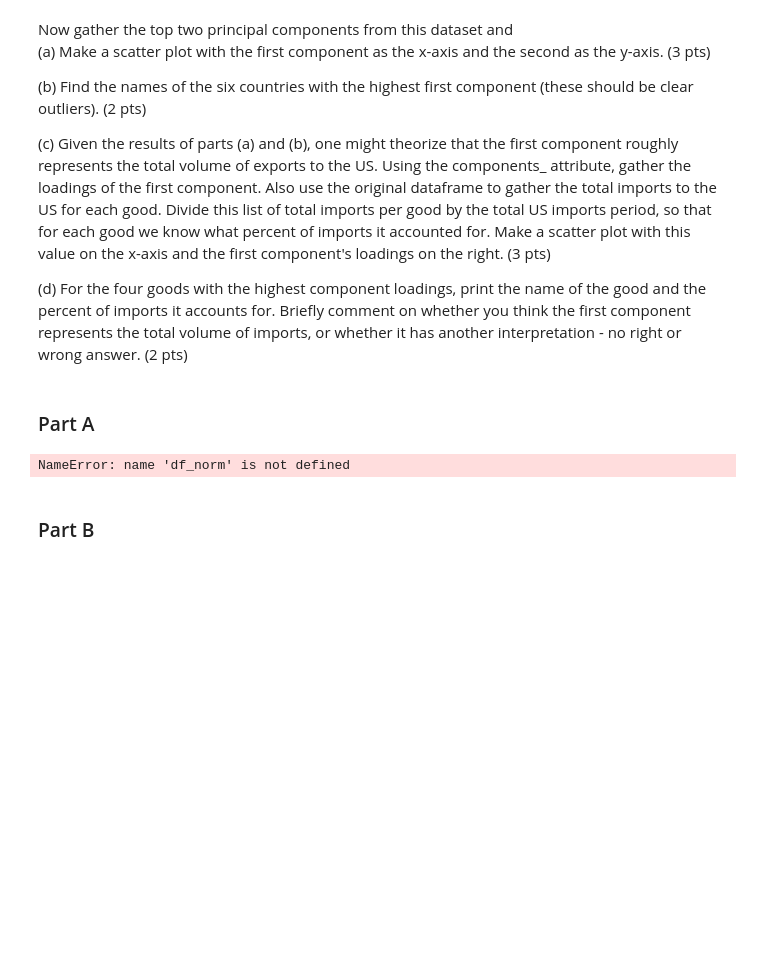
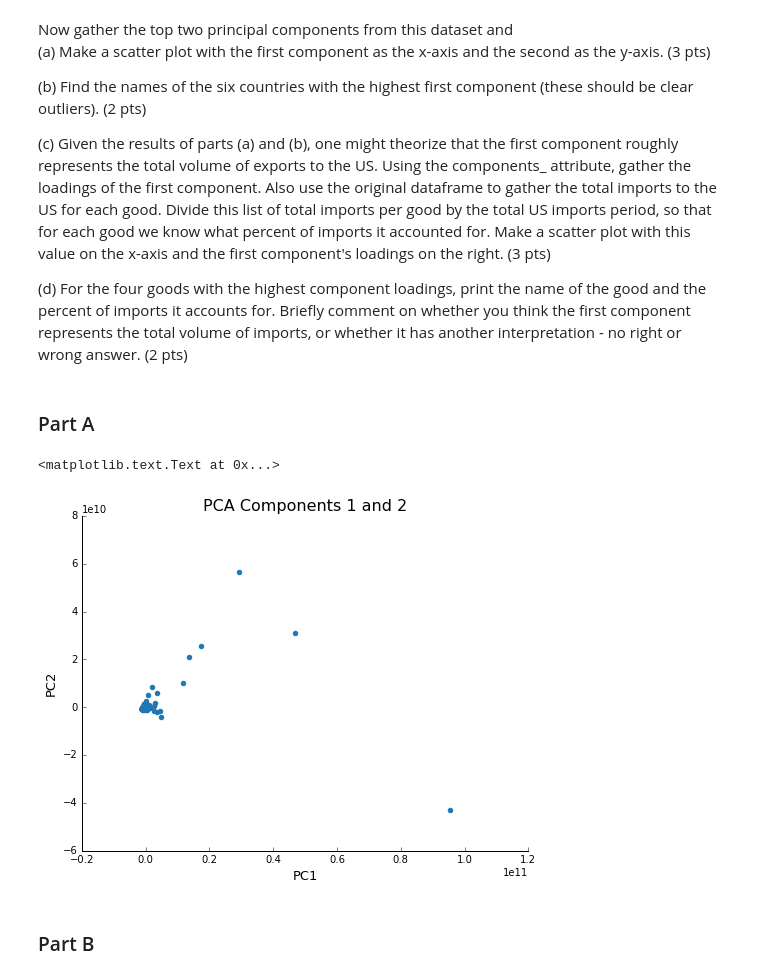
Before and after one commit to daniel-peng/MIS382N-APM, a Jupyter notebook: HW2/HW2.ipynb, the cells around one changed output. Cells and saved outputs as stored; diff of their text form; code cells hidden in the pictures; blank space fills up the shorter version.

Commit message:
edited error msg

```diff
--- a/HW2/HW2.ipynb
+++ b/HW2/HW2.ipynb
@@ -180,35 +180,36 @@ for i in range(len(tableau20)):
 
 # fit PCA to data using 2 components. Each row will be a feature and
 # each column will be a principal component
 pca = PCA(n_components=2)
 pca.fit(df)
 # transform original data so that each row is a country and each column is a principal component
 pca_transform = pca.transform(df)
 # store the first component into X list
 pc1 = [item[0] for item in pca_transform]
 # store the second component into Y list
 pc2 = [item[1] for item in pca_transform]
 # country names
-countries = [country for country in df_norm.index.values]
+countries = [country for country in df.index.values]
 
 # plot
 plt.figure(figsize=(8, 6))
 plt.scatter(pc1, pc2, color=tableau20[0])
 
 ax = plt.subplot(111)
 ax.spines["top"].set_visible(False)
 ax.spines["bottom"].set_visible(True)
 ax.spines["right"].set_visible(False)
 ax.spines["left"].set_visible(True)
 
 ax.get_xaxis().tick_bottom()
 ax.get_yaxis().tick_left()
 
 plt.title("PCA Components 1 and 2", fontsize = 16)
 plt.xlabel("PC1", fontsize = 13)
 plt.ylabel("PC2", fontsize = 13)
 # %% [output]
-NameError: name 'df_norm' is not defined
+<matplotlib.text.Text at 0x...>
+[figure, added]
 # %% [markdown]
 ### Part B
 # %% [markdown]
```
Also changed, not shown: parts of 7 cells of this notebook.
